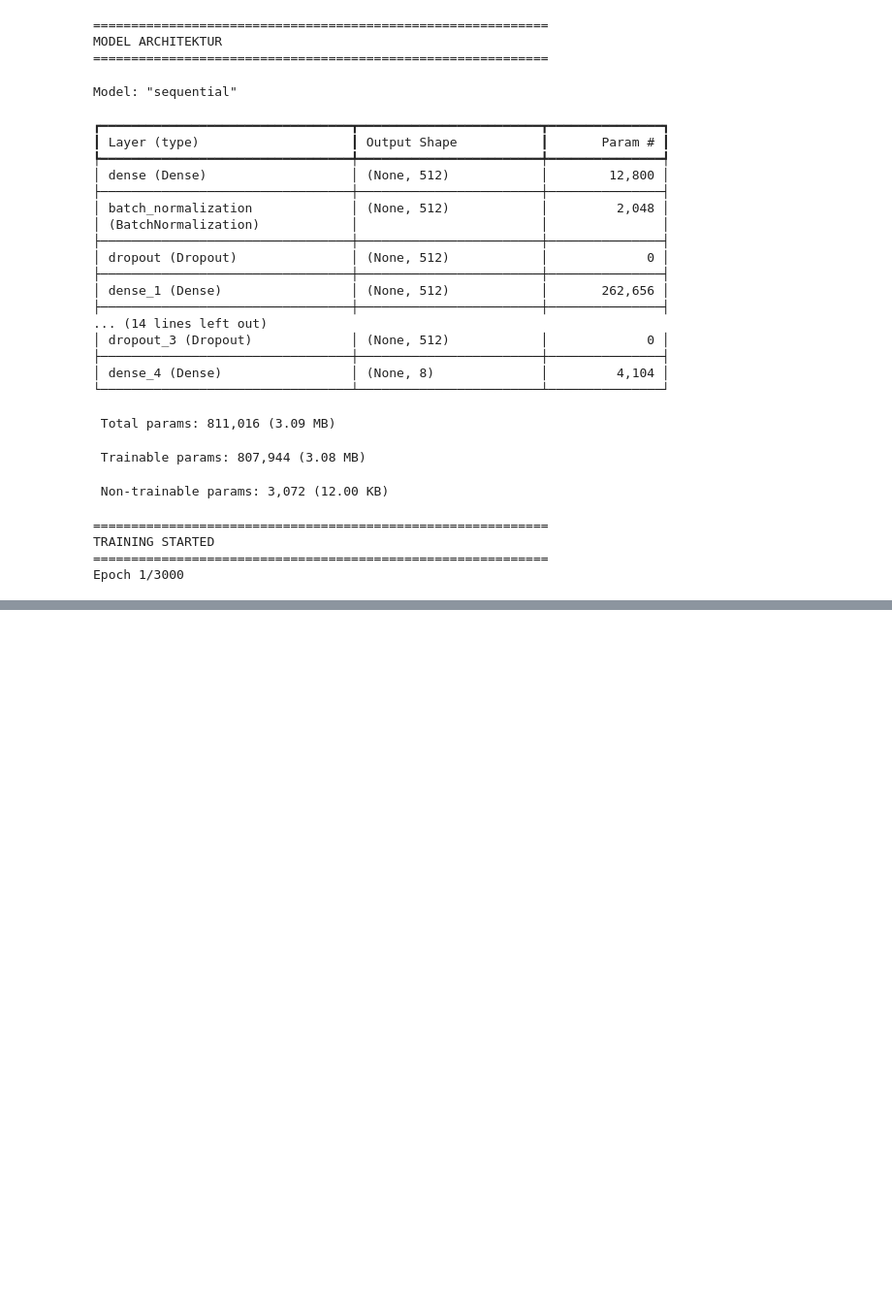
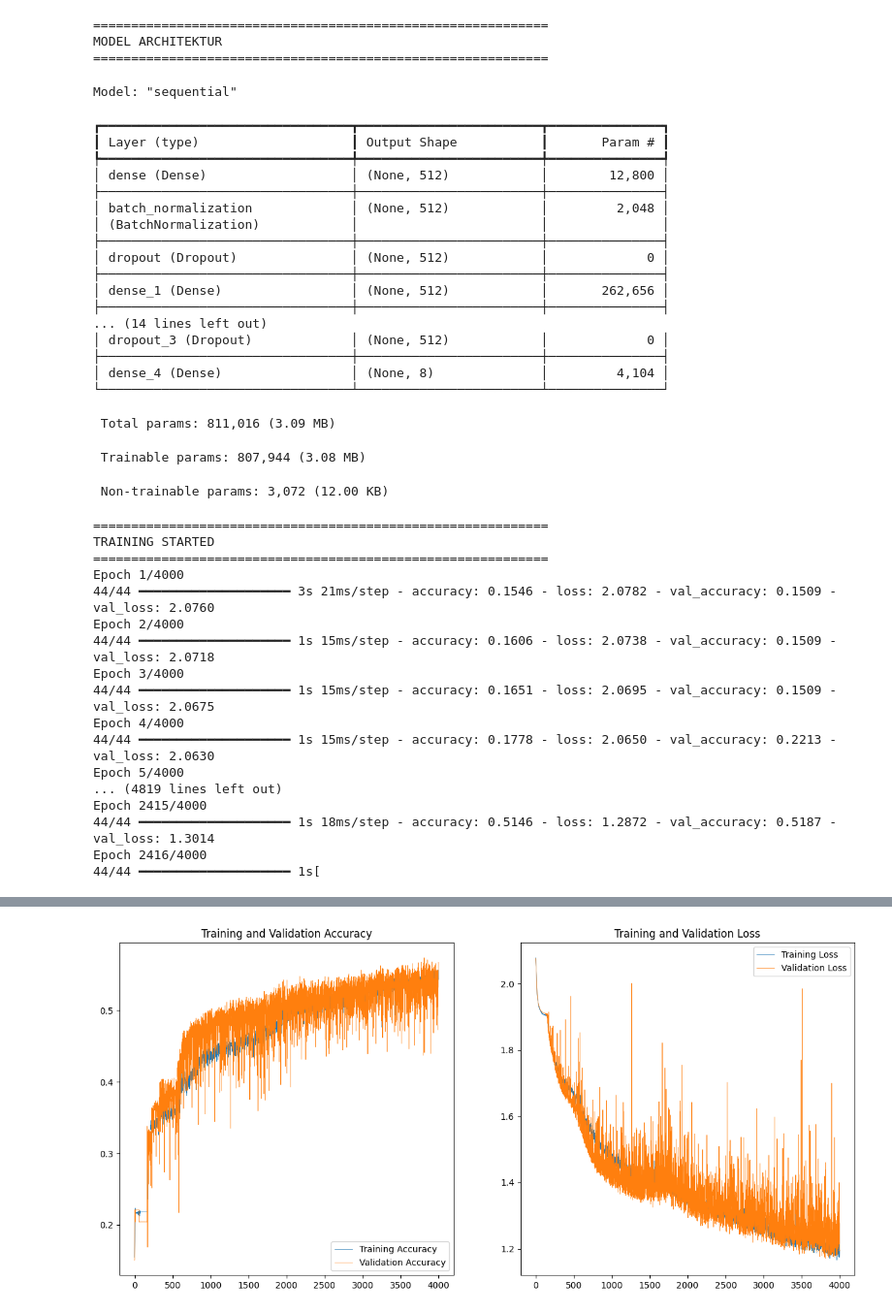
Before and after one commit to DavidBroson/MotorcycleClassification, a Jupyter notebook: code/model.ipynb, the cells around one changed output, grey strips where cells are left out. Shown at 97% size. Drawn from its saved outputs; the diff is of its cells as text; code cells hidden in the pictures; blank space fills up the shorter version.

Commit message:
Best Model 55% upload

```diff
--- a/code/model.ipynb
+++ b/code/model.ipynb
@@ -150,15 +150,15 @@ def plotTrainingAndValidationPerformance(epochs, accuracy, val_accuracy, loss, v
 
     # characterize accuracy plot
     plt.subplot(2, 2, 1)
-    plt.plot(epochs, accuracy, label="Training Accuracy")
-    plt.plot(epochs, val_accuracy, label="Validation Accuracy")
+    plt.plot(epochs, accuracy, label="Training Accuracy",  linewidth=0.5)
+    plt.plot(epochs, val_accuracy, label="Validation Accuracy", linewidth=0.5)
     plt.legend(loc="lower right")
     plt.title("Training and Validation Accuracy")
 
     # characterize loss plot
     plt.subplot(2, 2, 2)
-    plt.plot(epochs, loss, label="Training Loss")
-    plt.plot(epochs, val_loss, label="Validation Loss")
+    plt.plot(epochs, loss, label="Training Loss", linewidth=0.5)
+    plt.plot(epochs, val_loss, label="Validation Loss", linewidth=0.5)
     plt.legend(loc="upper right")
     plt.title("Training and Validation Loss")
 
@@ -166,10 +166,10 @@ def plotTrainingAndValidationPerformance(epochs, accuracy, val_accuracy, loss, v
     #plt.show()
 
     # indicate performance by storing the plot as png and pdf file
-    plt.savefig('TrainingPerformance.png')
+    plt.savefig(current+'/nn_doc/TrainingPerformance.png')
     plt.savefig('TrainingPerformance.pdf')
 # %%
-epochen=3000
+epochen=4000
 callbacks = [
     keras.callbacks.EarlyStopping(
         monitor='val_loss',
@@ -252,9 +252,24 @@ y_pred = np.argmax(y_pred_probs, axis=1)
 y_test_text = label_encoder.inverse_transform(y_test)
 y_pred_text = label_encoder.inverse_transform(y_pred)
 plotTrainingAndValidationPerformance(range(epochen), history.history["accuracy"], history.history["val_accuracy"],history.history["loss"], history.history["val_loss"])
-model.save("/models/bestmodel.h5", save_format="h5")
+
+model_path=os.path.join(parent,"code/models/bestmodel8longcycle.h5")
+model.save(model_path, save_format="h5")
 # %% [output]
 ============================================================
 TRAINING STARTED
 ============================================================
-Epoch 1/3000
+Epoch 1/4000
+44/44 ━━━━━━━━━━━━━━━━━━━━ 3s 21ms/step - accuracy: 0.1546 - loss: 2.0782 - val_accuracy: 0.1509 - val_loss: 2.0760
+Epoch 2/4000
+44/44 ━━━━━━━━━━━━━━━━━━━━ 1s 15ms/step - accuracy: 0.1606 - loss: 2.0738 - val_accuracy: 0.1509 - val_loss: 2.0718
+Epoch 3/4000
+44/44 ━━━━━━━━━━━━━━━━━━━━ 1s 15ms/step - accuracy: 0.1651 - loss: 2.0695 - val_accuracy: 0.1509 - val_loss: 2.0675
+Epoch 4/4000
+44/44 ━━━━━━━━━━━━━━━━━━━━ 1s 15ms/step - accuracy: 0.1778 - loss: 2.0650 - val_accuracy: 0.2213 - val_loss: 2.0630
+Epoch 5/4000
+... (4819 lines left out)
+Epoch 2415/4000
+44/44 ━━━━━━━━━━━━━━━━━━━━ 1s 18ms/step - accuracy: 0.5146 - loss: 1.2872 - val_accuracy: 0.5187 - val_loss: 1.3014
+Epoch 2416/4000
+44/44 ━━━━━━━━━━━━━━━━━━━━ 1s[
@@ -260,0 +278 @@ Epoch 1/3000
+[figure, added]
```
Also changed, not shown: parts of 2 cells of this notebook, 6 other files.
